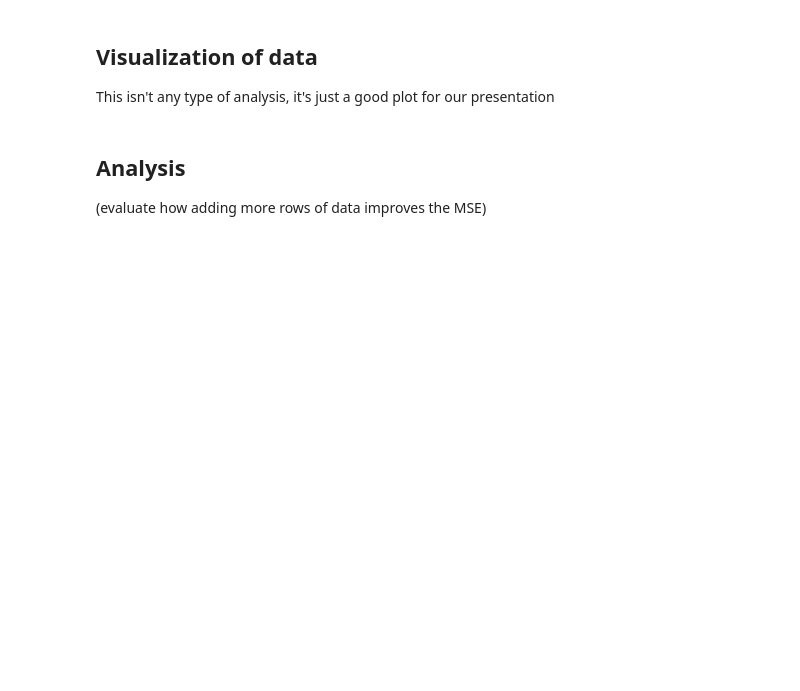
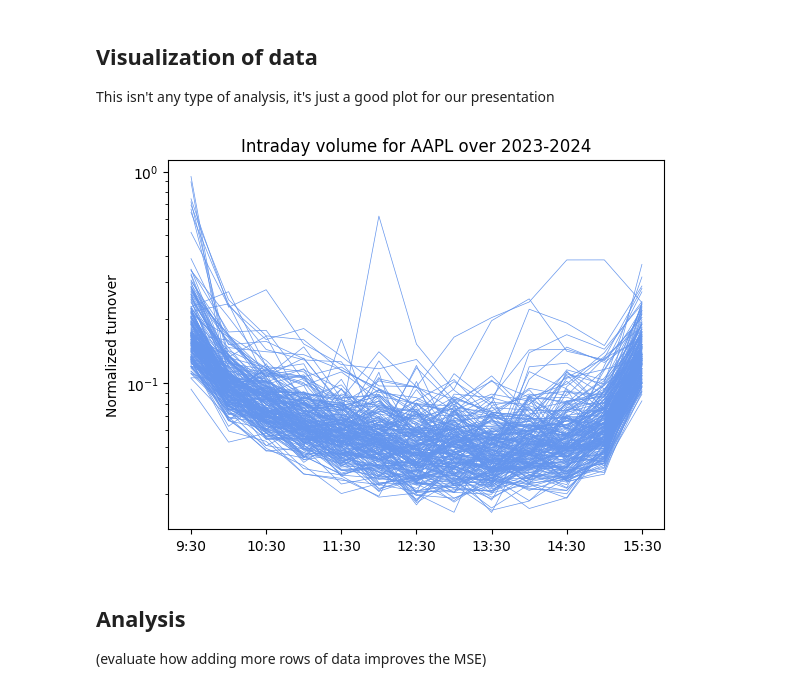
Before and after one commit to aasyed36/Volume-Prediction-Project, a Jupyter notebook: Gaussian_Update.ipynb, the cells around one changed output. Cells and saved outputs as stored; diff of their text form; code cells hidden in the pictures; blank space fills up the shorter version.

```diff
--- a/Gaussian_Update.ipynb
+++ b/Gaussian_Update.ipynb
@@ -104,14 +128,16 @@ plt.savefig("prediction.pdf")
 ## Visualization of data
 This isn't any type of analysis, it's just a good plot for our presentation
 # %%
-#for d in range(X.shape[0]):
-#    plt.semilogy(X[d,:], linewidth=0.5, color="cornflowerblue")
+for d in range(X.shape[0]):
+    plt.semilogy(X[d,:], linewidth=0.5, color="cornflowerblue")
 
-#plt.xticks(ticks=range(0, 26, 4), labels=daily_labels)
-#plt.ylabel("Volume (# shares)")
-#plt.title("Intraday volume for AAPL over 2023-2024")
-#plt.savefig("data_visualization.pdf")
-#plt.show()
+plt.xticks(ticks=range(0, N_day, 2), labels=daily_labels)
+plt.ylabel("Normalized turnover")
+plt.title("Intraday volume for AAPL over 2023-2024")
+plt.savefig("data_visualization.pdf")
+plt.show()
+# %% [output]
+[figure, added]
 # %% [markdown]
 ## Analysis
 (evaluate how adding more rows of data improves the MSE)
```
Also changed, not shown: parts of 9 cells of this notebook.
